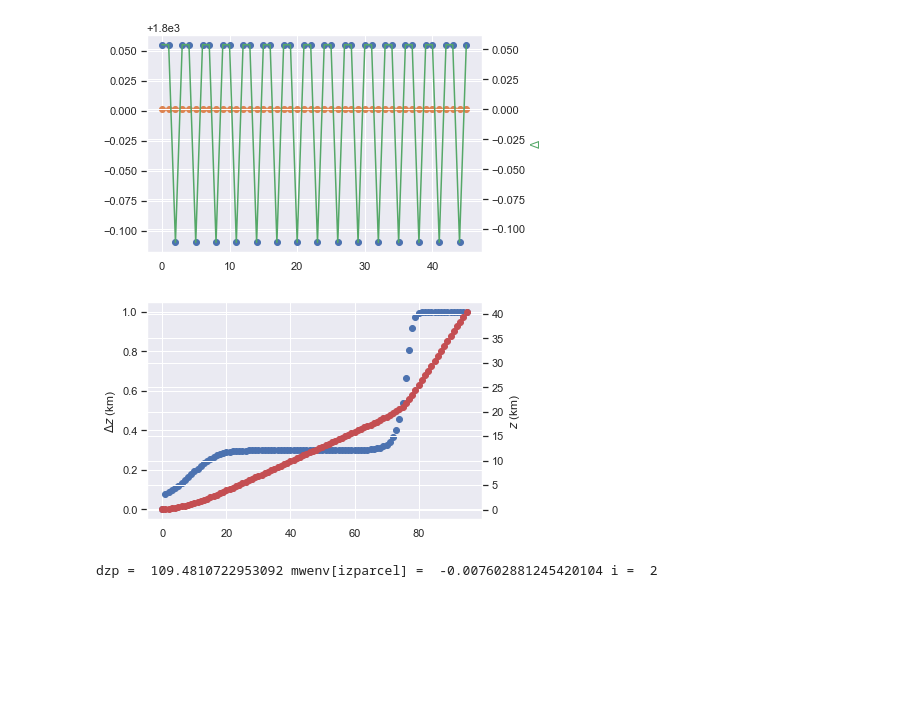
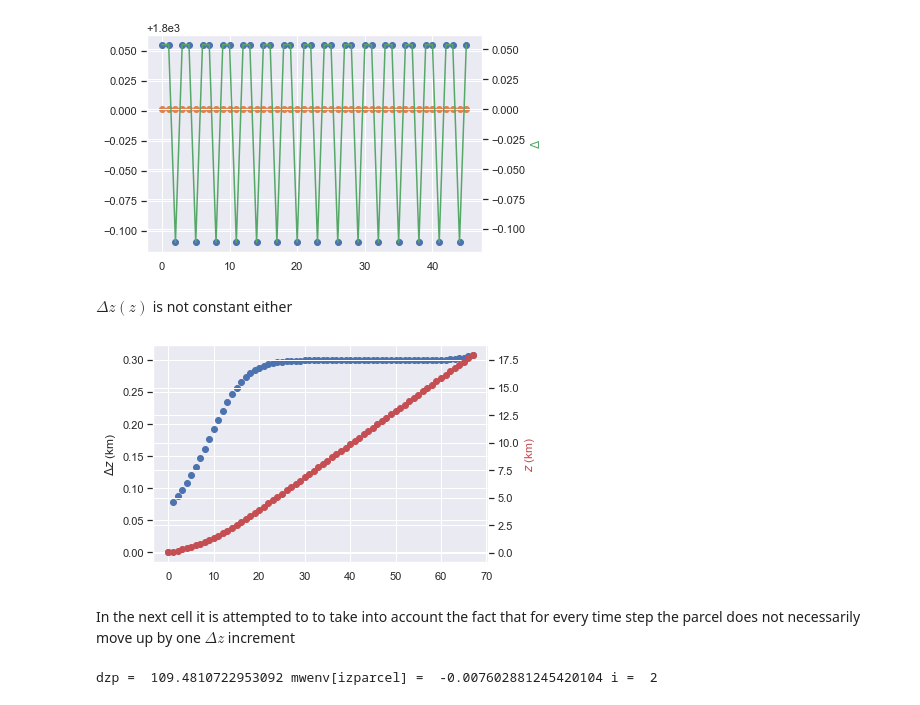
Before and after one commit to FelixLangot/LMD_Internship, a Jupyter notebook: RH_Trop.ipynb, the cells around one changed output. Cells and saved outputs as stored; diff of their text form; code cells hidden in the pictures; blank space fills up the shorter version.

```diff
--- a/RH_Trop.ipynb
+++ b/RH_Trop.ipynb
@@ -202,19 +247,23 @@ ax2.set_ylabel('$\Delta$', color='g')
 plt.show()
 # %% [output]
 [figure]
+# %% [markdown]
+$\Delta z(z)$ is not constant either
 # %%
 deltaz = np.zeros(len(z))
 for k in np.arange(1,len(z)):
     deltaz[k] = z[k] - z[k-1]
 fig, ax1 = plt.subplots()
 ax2 = ax1.twinx()
-ax1.scatter(np.arange(len(deltaz)), deltaz/1000)
+ax1.scatter(np.arange(len(deltaz[:80])), deltaz[:80]/1000)
 ax1.set_ylabel('$\Delta z$ (km)')
-ax2.scatter(np.arange(len(z)), z/1000, color = 'r')
-ax2.set_ylabel('$z$ (km)')
+ax2.scatter(np.arange(len(z[:80])), z[:80]/1000, color = 'r')
+ax2.set_ylabel('$z$ (km)', color='r')
 plt.show()
 # %% [output]
-[figure, old version]
+[figure, new version]
+# %% [markdown]
+In the next cell it is attempted to to take into account the fact that for every time step the parcel does not necessarily move up by one $\Delta z$ increment
 # %%
 izparcel = ads.Zparcel(z)[0]
 dzp = 0
```
Also changed, not shown: parts of 12 cells of this notebook, 1 other file.
